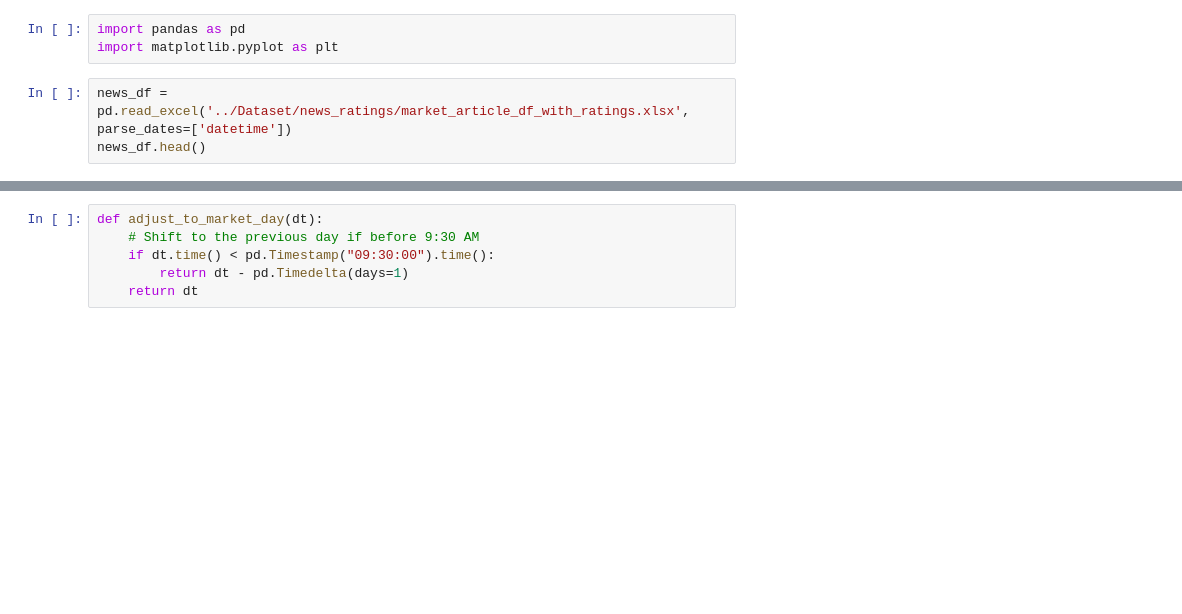
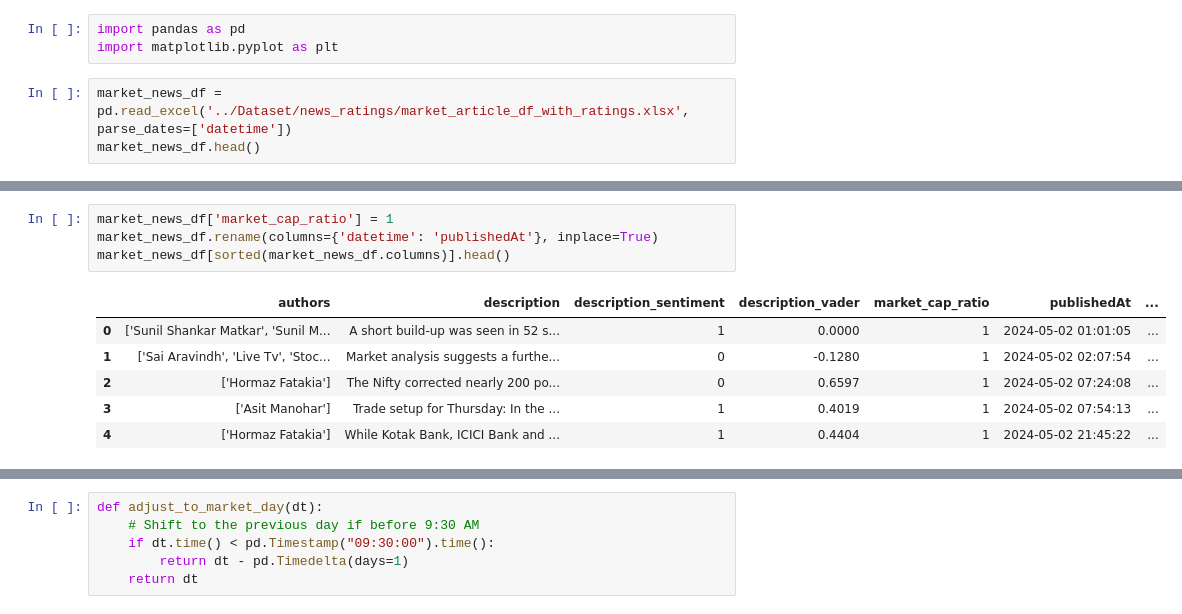
Before and after one commit to BrijAtIISc/DSP_project, a Jupyter notebook: Code/13-news-ratings-aggregation.ipynb, the cells around one changed output, grey strips where cells are left out. Saved outputs shown, nothing was run; the diff lists cells and outputs as text; blank space fills up the shorter version.

```diff
--- a/Code/13-news-ratings-aggregation.ipynb
+++ b/Code/13-news-ratings-aggregation.ipynb
@@ -2,8 +2,8 @@
 import pandas as pd
 import matplotlib.pyplot as plt
 # %%
-news_df = pd.read_excel('../Dataset/news_ratings/market_article_df_with_ratings.xlsx', parse_dates=['datetime'])
-news_df.head()
+market_news_df = pd.read_excel('../Dataset/news_ratings/market_article_df_with_ratings.xlsx', parse_dates=['datetime'])
+market_news_df.head()
 # %% [output]
 |  | authors | datetime | description | source_url | title | url | summary | summary_vader | ... |
 | 0 | ['Sunil Shankar Matkar', 'Sunil M... | 2024-05-02 01:01:05 | A short build-up was seen in 52 s... | https://www.moneycontrol.com | Trade setup for Thursday: 15 thin... | https://www.moneycontrol.com/news... | The market took a U-turn from its... | 0.5267 | ... |
@@ -13,0 +37,11 @@ news_df.head()
+# %%
+market_news_df['market_cap_ratio'] = 1
+market_news_df.rename(columns={'datetime': 'publishedAt'}, inplace=True)
+market_news_df[sorted(market_news_df.columns)].head()
+# %% [output]
+|  | authors | description | description_sentiment | description_vader | market_cap_ratio | publishedAt | ... |
+| 0 | ['Sunil Shankar Matkar', 'Sunil M... | A short build-up was seen in 52 s... | 1 | 0.0000 | 1 | 2024-05-02 01:01:05 | ... |
+| 1 | ['Sai Aravindh', 'Live Tv', 'Stoc... | Market analysis suggests a furthe... | 0 | -0.1280 | 1 | 2024-05-02 02:07:54 | ... |
+| 2 | ['Hormaz Fatakia'] | The Nifty corrected nearly 200 po... | 0 | 0.6597 | 1 | 2024-05-02 07:24:08 | ... |
+| 3 | ['Asit Manohar'] | Trade setup for Thursday: In the ... | 1 | 0.4019 | 1 | 2024-05-02 07:54:13 | ... |
+| 4 | ['Hormaz Fatakia'] | While Kotak Bank, ICICI Bank and ... | 1 | 0.4404 | 1 | 2024-05-02 21:45:22 | ... |
```
Also changed, not shown: parts of 11 cells of this notebook, 13 other files.
